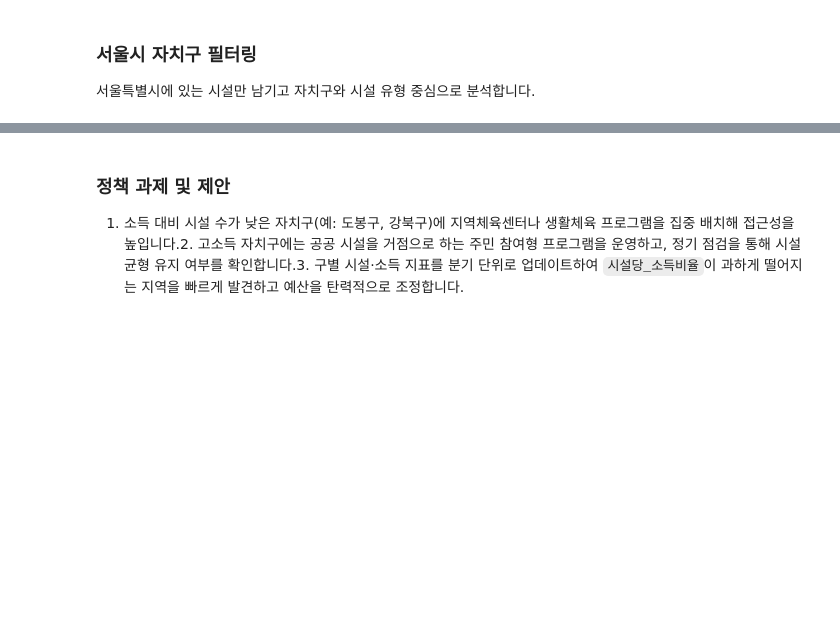
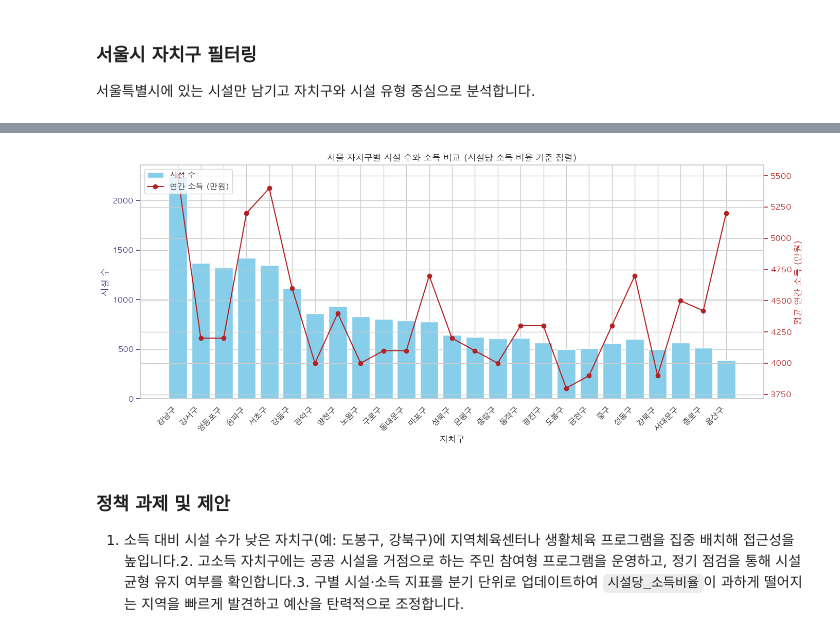
Before and after one commit to GabrielJung0727/2025_2st, a Jupyter notebook: 03_데이터분석실습/06_1202/colab_seoul_sports_analysis.ipynb, the cells around one changed output, grey strips where cells are left out. Cells and saved outputs as stored; diff of their text form; code cells hidden in the pictures; blank space fills up the shorter version.

```diff
--- a/03_데이터분석실습/06_1202/colab_seoul_sports_analysis.ipynb
+++ b/03_데이터분석실습/06_1202/colab_seoul_sports_analysis.ipynb
@@ -6,10 +24,15 @@
 # %%
 import pandas as pd
 import matplotlib.pyplot as plt
+import matplotlib as mpl
 import seaborn as sns
+import numpy as np
 
 pd.options.display.max_columns = None
 sns.set_theme(style='whitegrid')
+
+mpl.rcParams['font.family'] = 'AppleGothic'
+mpl.rcParams['axes.unicode_minus'] = False
 # %%
 facility_csv = 'data/전국체육시설 현황(표준데이터).csv'
 facility_df = pd.read_csv(facility_csv, encoding='cp949', low_memory=False)
@@ -99,3 +211,56 @@ plt.show()
+# %%
+import pandas as pd
+import matplotlib.pyplot as plt
+
+facility_csv = 'data/전국체육시설 현황(표준데이터).csv'
+facility_df = pd.read_csv(facility_csv, encoding='cp949', low_memory=False)
+facility_df = facility_df.rename(columns=str.strip)
+seoul_df = facility_df[facility_df['시도'] == '서울특별시'].copy()
+seoul_df['시군구'] = seoul_df['시군구'].str.strip()
+district_type_counts = (
+    seoul_df.groupby(['시군구', '시설유형명']).size().reset_index(name='count')
+)
+district_totals = (
+    district_type_counts.groupby('시군구', as_index=False)['count']
+    .sum()
+    .rename(columns={'count': 'facility_count'})
+)
+income_values = [
+    ('종로구', 4420), ('중구', 4300), ('용산구', 5200), ('성동구', 4700), ('광진구', 4300),
+    ('동대문구', 4100), ('중랑구', 4000), ('성북구', 4200), ('강북구', 3900), ('도봉구', 3800),
+    ('노원구', 4000), ('은평구', 4100), ('서대문구', 4500), ('마포구', 4700), ('양천구', 4400),
+    ('강서구', 4200), ('구로구', 4100), ('금천구', 3900), ('영등포구', 4200), ('동작구', 4300),
+    ('관악구', 4000), ('강남구', 5500), ('서초구', 5400), ('송파구', 5200), ('강동구', 4600)
+]
+income_df = pd.DataFrame(income_values, columns=['시군구', '연간_소득_만원']).sort_values('시군구').reset_index(drop=True)
+tax_path = 'data/지방세징수(구별)_20251202141719.xlsx'
+tax_df = pd.read_excel(tax_path, engine='openpyxl', skiprows=3)
+tax_df = tax_df.rename(columns={'구별(1)': '시군구'})
+tax_df['시군구'] = tax_df['시군구'].astype(str).str.strip()
+tax_df = tax_df[tax_df['시군구'].str.endswith('구')].copy()
+tax_df['세수총액_2024'] = pd.to_numeric(tax_df['2024'], errors='coerce').fillna(0)
+tax_df = tax_df[['시군구', '세수총액_2024']]
+district_insights = district_totals.merge(income_df, how='left', on='시군구')
+district_insights = district_insights.merge(tax_df, how='left', on='시군구')
+district_insights['세수총액_2024'] = district_insights['세수총액_2024'].fillna(0)
+district_insights['시설당_소득비율'] = district_insights['facility_count'] / district_insights['연간_소득_만원']
+sorted_insights = district_insights.sort_values('시설당_소득비율', ascending=False)
+fig, ax1 = plt.subplots(figsize=(14, 6))
+bar = ax1.bar(sorted_insights['시군구'], sorted_insights['facility_count'], color='skyblue', label='시설 수')
+ax1.set_xlabel('자치구')
+ax1.set_ylabel('시설 수', color='darkslateblue')
+ax1.tick_params(axis='y', colors='darkslateblue')
+ax1.set_xticklabels(sorted_insights['시군구'], rotation=45, ha='right')
+ax2 = ax1.twinx()
+line = ax2.plot(sorted_insights['시군구'], sorted_insights['연간_소득_만원'], color='firebrick', marker='o', label='연간 소득 (만원)')
+ax2.set_ylabel('평균 연간 소득 (만원)', color='firebrick')
+ax2.tick_params(axis='y', colors='firebrick')
+ax1.set_title('서울 자치구별 시설 수와 소득 비교 (시설당 소득 비율 기준 정렬)')
+fig.tight_layout()
+plt.legend(handles=[bar, line[0]], loc='upper left')
+plt.show()
+# %% [output]
+[figure, added]
 # %% [markdown]
 ### 정책 과제 및 제안
 1. 소득 대비 시설 수가 낮은 자치구(예: 도봉구, 강북구)에 지역체육센터나 생활체육 프로그램을 집중 배치해 접근성을 높입니다.2. 고소득 자치구에는 공공 시설을 거점으로 하는 주민 참여형 프로그램을 운영하고, 정기 점검을 통해 시설 균형 유지 여부를 확인합니다.3. 구별 시설·소득 지표를 분기 단위로 업데이트하여 `시설당_소득비율`이 과하게 떨어지는 지역을 빠르게 발견하고 예산을 탄력적으로 조정합니다.
```
Also changed, not shown: parts of 10 cells of this notebook.
